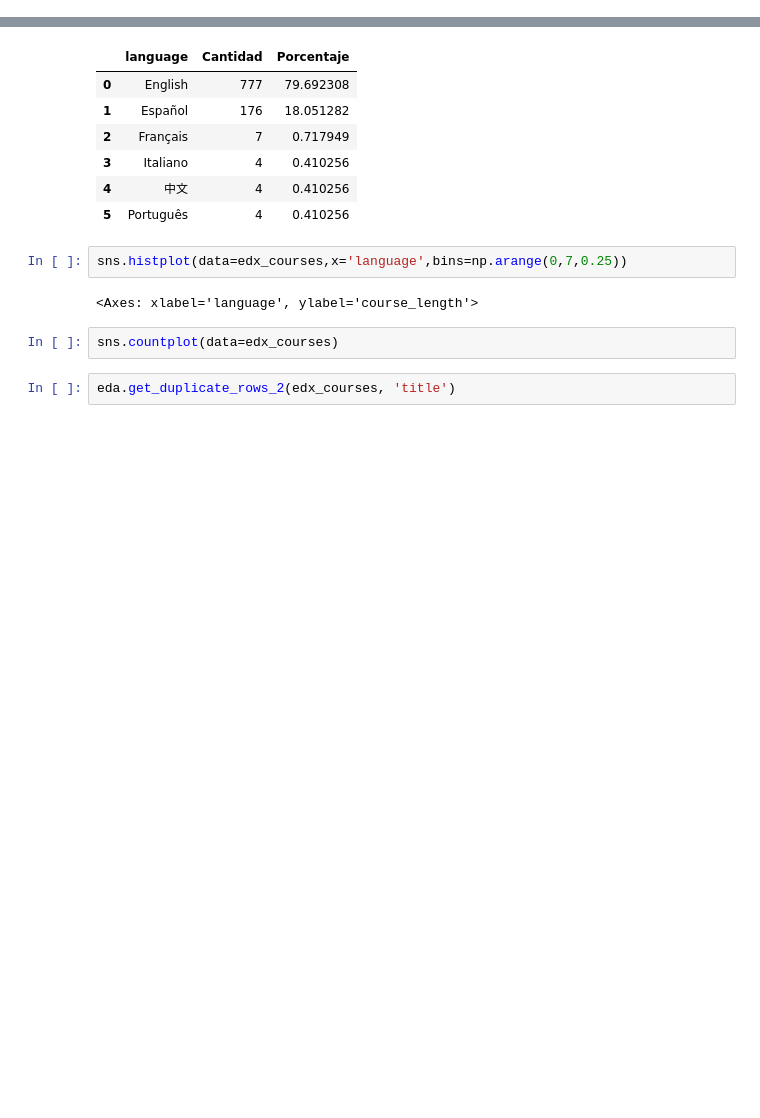
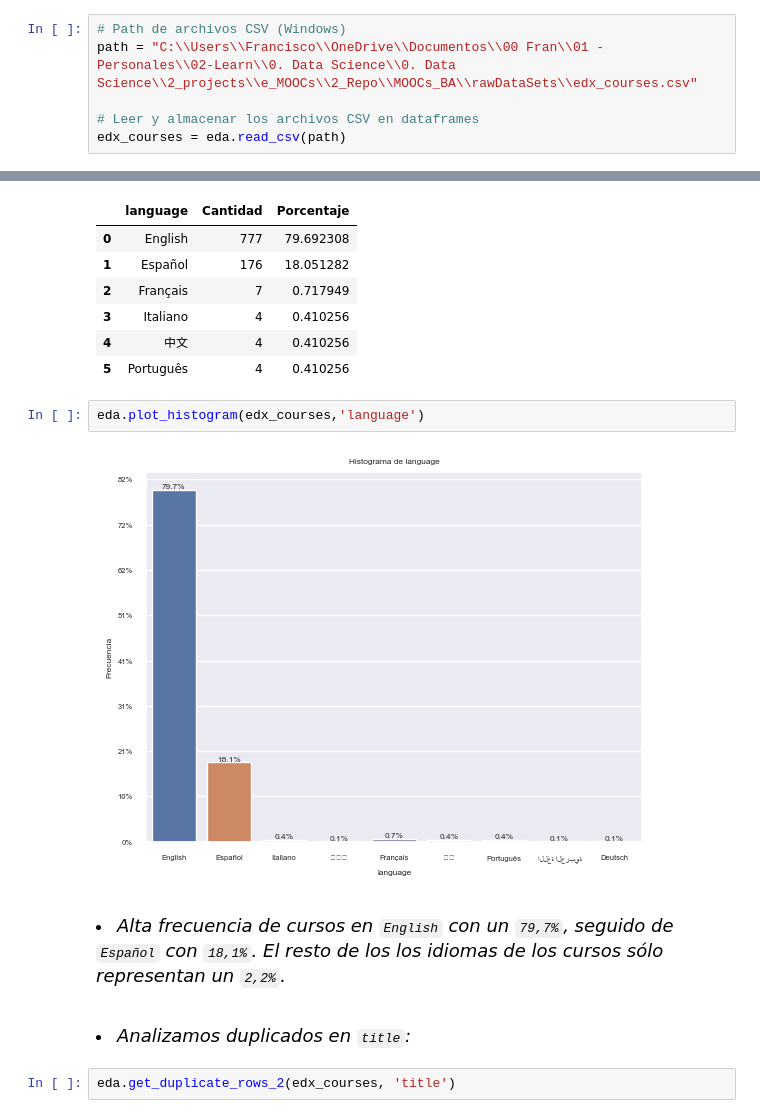
Before and after one commit to fran-as/MOOCs_BA, a Jupyter notebook: EDA_edx_courses.ipynb, the cells around one changed output, grey strips where cells are left out. Drawn from its saved outputs; the diff is of its cells as text; blank space fills up the shorter version.

```diff
--- a/EDA_edx_courses.ipynb
+++ b/EDA_edx_courses.ipynb
@@ -309,5 +449,11 @@ path = '/Users/negro/Library/CloudStorage/OneDrive-Personal/Documentos/00 Fran/0
 
 # Leer y almacenar los archivos CSV en dataframes
 edx_courses = eda.read_csv(path)
+# %%
+# Path de archivos CSV (Windows)
+path = "C:\\Users\\Francisco\\OneDrive\\Documentos\\00 Fran\\01 - Personales\\02-Learn\\0. Data Science\\0. Data Science\\2_projects\\e_MOOCs\\2_Repo\\MOOCs_BA\\rawDataSets\\edx_courses.csv"
+
+# Leer y almacenar los archivos CSV en dataframes
+edx_courses = eda.read_csv(path)
 # %% [markdown]
 <font size="4"><li><left><i>Obtenemos información del dataframe</i></left></font>
@@ -349,12 +505,14 @@ eda.get_duplicate_rows(edx_courses, 'language')
 | 3 | Italiano | 4 | 0.410256 |
 | 4 | 中文 | 4 | 0.410256 |
 | 5 | Português | 4 | 0.410256 |
-# %%
-sns.histplot(data=edx_courses,x='language',bins=np.arange(0,7,0.25))
-# %% [output]
-<Axes: xlabel='language', ylabel='course_length'>
-# %%
-sns.countplot(data=edx_courses)
+# %%
+eda.plot_histogram(edx_courses,'language')
+# %% [output]
+[figure, added]
+# %% [markdown]
+<font size="4"><li><left><i>Alta frecuencia de cursos en `English` con un `79,7%`, seguido de `Español` con `18,1%`. El resto de los los idiomas de los cursos sólo representan un `2,2%`.</i></left></font>
+# %% [markdown]
+<font size="4"><li><left><i>Analizamos duplicados en `title`:</i></left></font>
 # %%
 eda.get_duplicate_rows_2(edx_courses, 'title')
 # %% [output]
```
Also changed, not shown: parts of 74 cells of this notebook, 2 other files.
